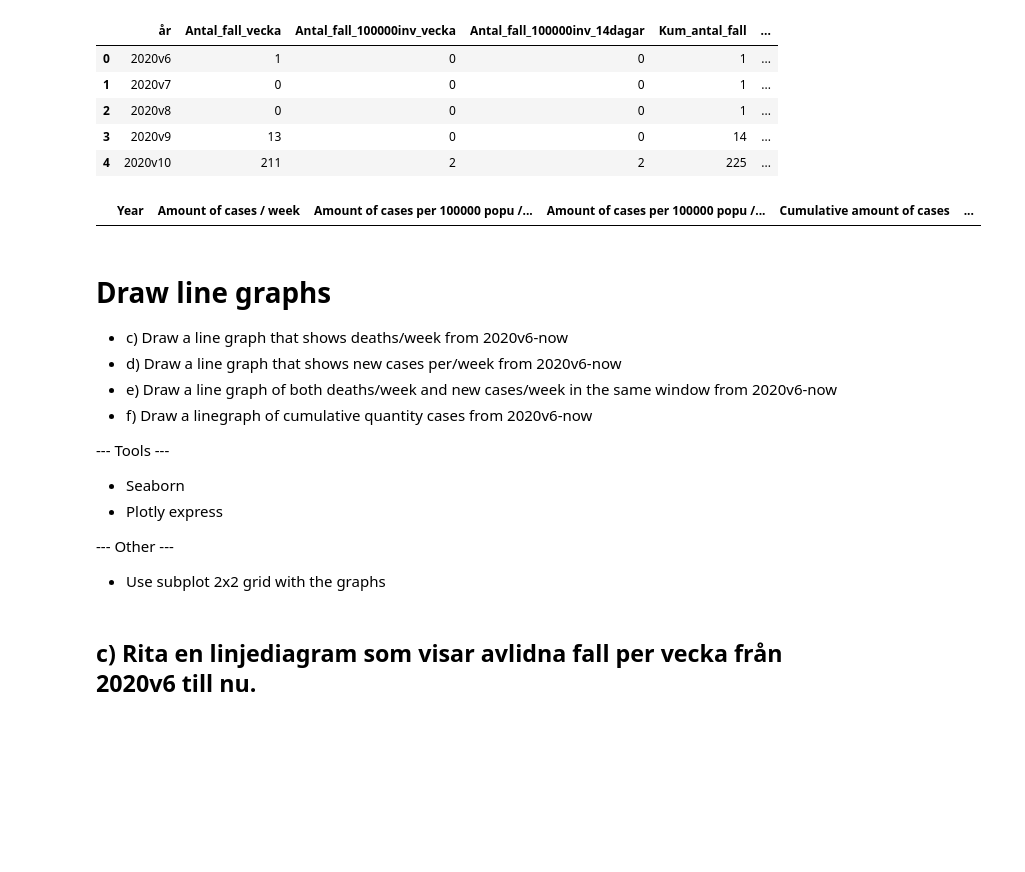
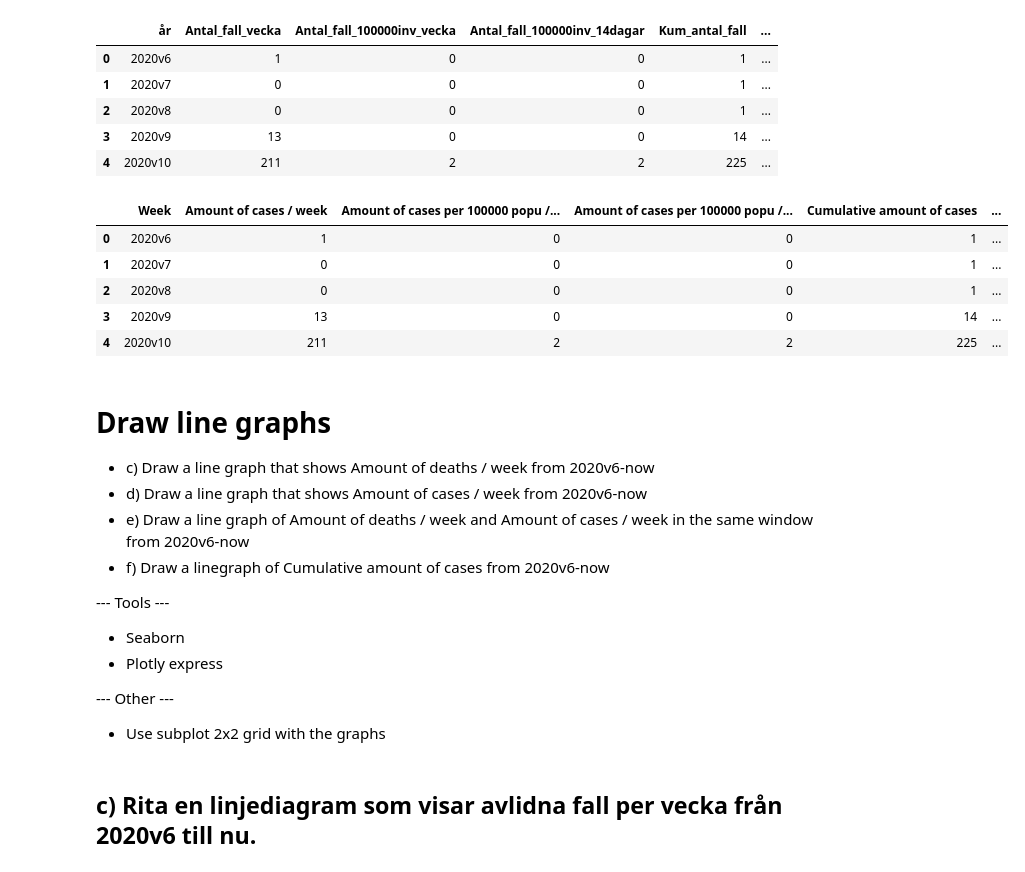
Before and after one commit to JoelOscarsson/Databehandling-JoelOscarsson, a Jupyter notebook: Laboration-1/Labb_1.ipynb, the cells around one changed output. Drawn from its saved outputs; the diff is of its cells as text; code cells hidden in the pictures; blank space fills up the shorter version.

```diff
--- a/Laboration-1/Labb_1.ipynb
+++ b/Laboration-1/Labb_1.ipynb
@@ -144,32 +144,37 @@ covid19.head()
 # %%
 # Renames every column to english -> and making it easier to see what each column means
 
 covid19 = covid19.rename(
     columns={
-        "år": "Year",
+        "år": "Week",
         "Antal_fall_vecka": "Amount of cases / week",
         "Antal_fall_100000inv_vecka": "Amount of cases per 100000 popu / week",
         "Antal_fall_100000inv_14dagar": "Amount of cases per 100000 popu / 14 days",
         "Kum_antal_fall": "Cumulative amount of cases",
-        "Kum_fall_100000inv": "Cumulative amount of cases",
+        "Kum_fall_100000inv": "Cumulative amount of 100000 population cases",
         "Antal_nyaintensivvårdade_vecka": "Total new ICU patients / week",
         "Kum_antal_intensivvårdade": "Cumulative amount of ICU patients",
         "Antal_avlidna_vecka": "Amount of deaths / week",
         "Antal_avlidna_milj_inv_vecka": "Amount of deaths per million popu / week",
         "Kum_antal_avlidna": "Cumulative deaths",
         "Kum_antal_avlidna_milj_inv": "Cumulative deaths per million popu",
     }
 )
 
-covid19.head(0)
+covid19.head(5)
 # %% [output]
-|  | Year | Amount of cases / week | Amount of cases per 100000 popu /... | Amount of cases per 100000 popu /... | Cumulative amount of cases | ... |
+|  | Week | Amount of cases / week | Amount of cases per 100000 popu /... | Amount of cases per 100000 popu /... | Cumulative amount of cases | ... |
+| 0 | 2020v6 | 1 | 0 | 0 | 1 | ... |
+| 1 | 2020v7 | 0 | 0 | 0 | 1 | ... |
+| 2 | 2020v8 | 0 | 0 | 0 | 1 | ... |
+| 3 | 2020v9 | 13 | 0 | 0 | 14 | ... |
+| 4 | 2020v10 | 211 | 2 | 2 | 225 | ... |
 # %% [markdown]
 # Draw line graphs
-* c) Draw a line graph that shows deaths/week from 2020v6-now
-* d) Draw a line graph that shows new cases per/week from 2020v6-now
-* e) Draw a line graph of both deaths/week and new cases/week in the same window from 2020v6-now
-* f) Draw a linegraph of cumulative quantity cases from 2020v6-now
+* c) Draw a line graph that shows Amount of deaths / week from 2020v6-now
+* d) Draw a line graph that shows Amount of cases / week from 2020v6-now
+* e) Draw a line graph of Amount of deaths / week and Amount of cases / week in the same window from 2020v6-now
+* f) Draw a linegraph of Cumulative amount of cases from 2020v6-now
 
 --- Tools ---
 * Seaborn
```
Also changed, not shown: parts of 1 cell of this notebook, 1 other file.
